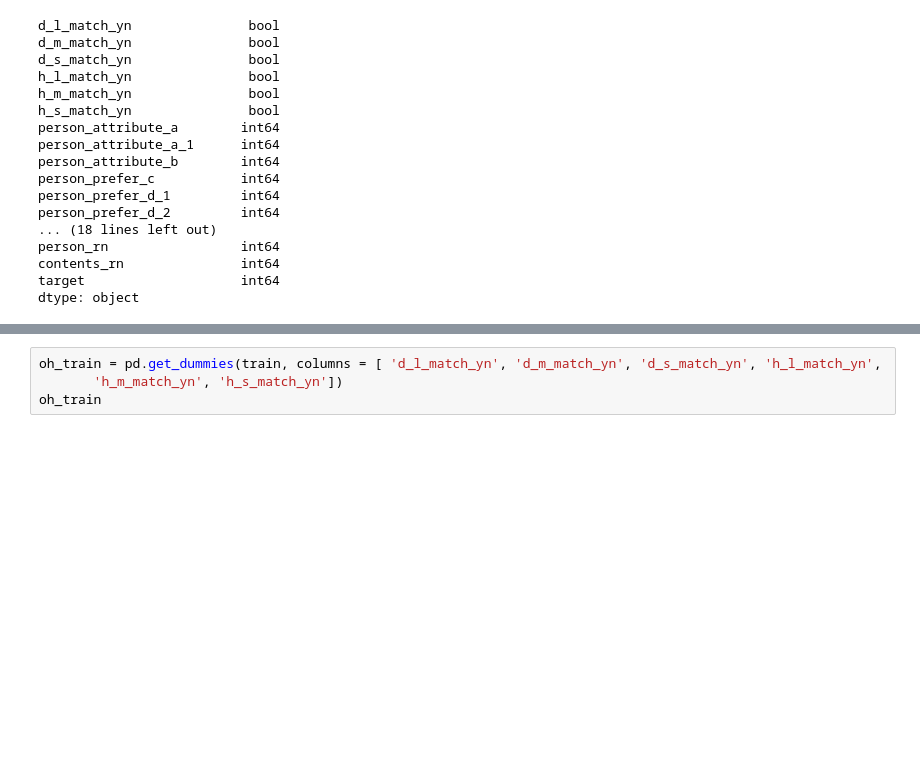
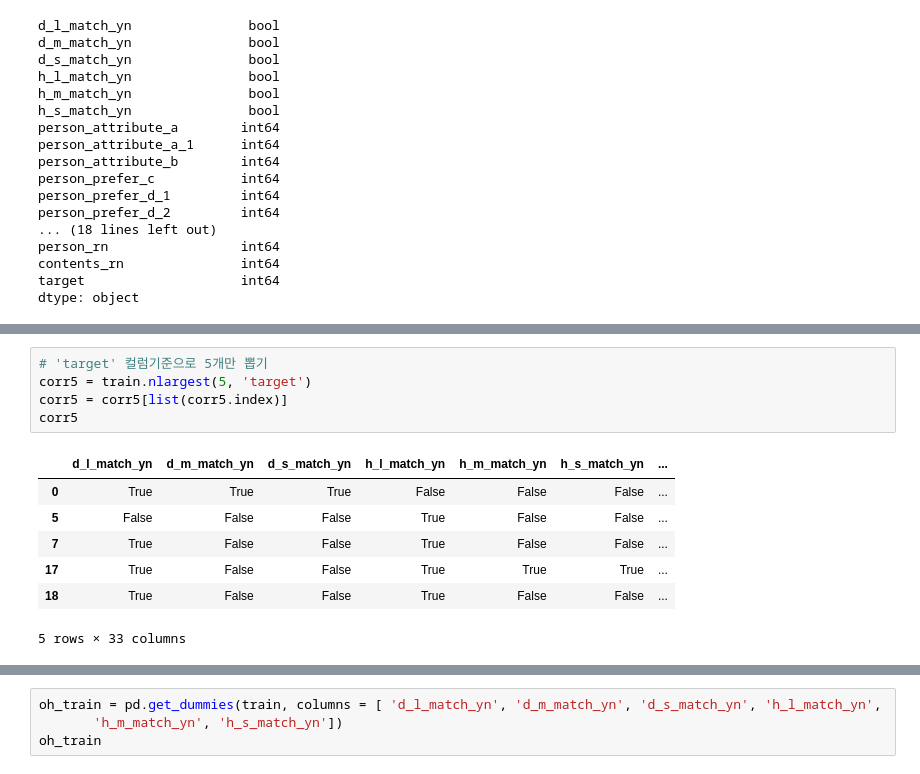
Before and after one commit to genie-lee-beep/Jieun-Lee, a Jupyter notebook: AI Competition/jobcare recommendation/DACON_job recommendation.ipynb, the cells around one changed output, grey strips where cells are left out. Saved outputs shown, nothing was run; the diff lists cells and outputs as text; blank space fills up the shorter version.

```diff
--- a/AI Competition/jobcare recommendation/DACON_job recommendation.ipynb
+++ b/AI Competition/jobcare recommendation/DACON_job recommendation.ipynb
@@ -92,0 +230,13 @@ sns.heatmap(data=correlation_matrix, annot=True) # 상관계수 분석
+# %%
+# 'target' 컬럼기준으로 5개만 뽑기
+corr5 = train.nlargest(5, 'target')
+corr5 = corr5[list(corr5.index)]
+corr5
+# %% [output]
+|  | d_l_match_yn | d_m_match_yn | d_s_match_yn | h_l_match_yn | h_m_match_yn | h_s_match_yn | ... |
+| 0 | True | True | True | False | False | False | ... |
+| 5 | False | False | False | True | False | False | ... |
+| 7 | True | False | False | True | False | False | ... |
+| 17 | True | False | False | True | True | True | ... |
+| 18 | True | False | False | True | False | False | ... |
+5 rows × 33 columns
```
Also changed, not shown: parts of 13 cells of this notebook.
